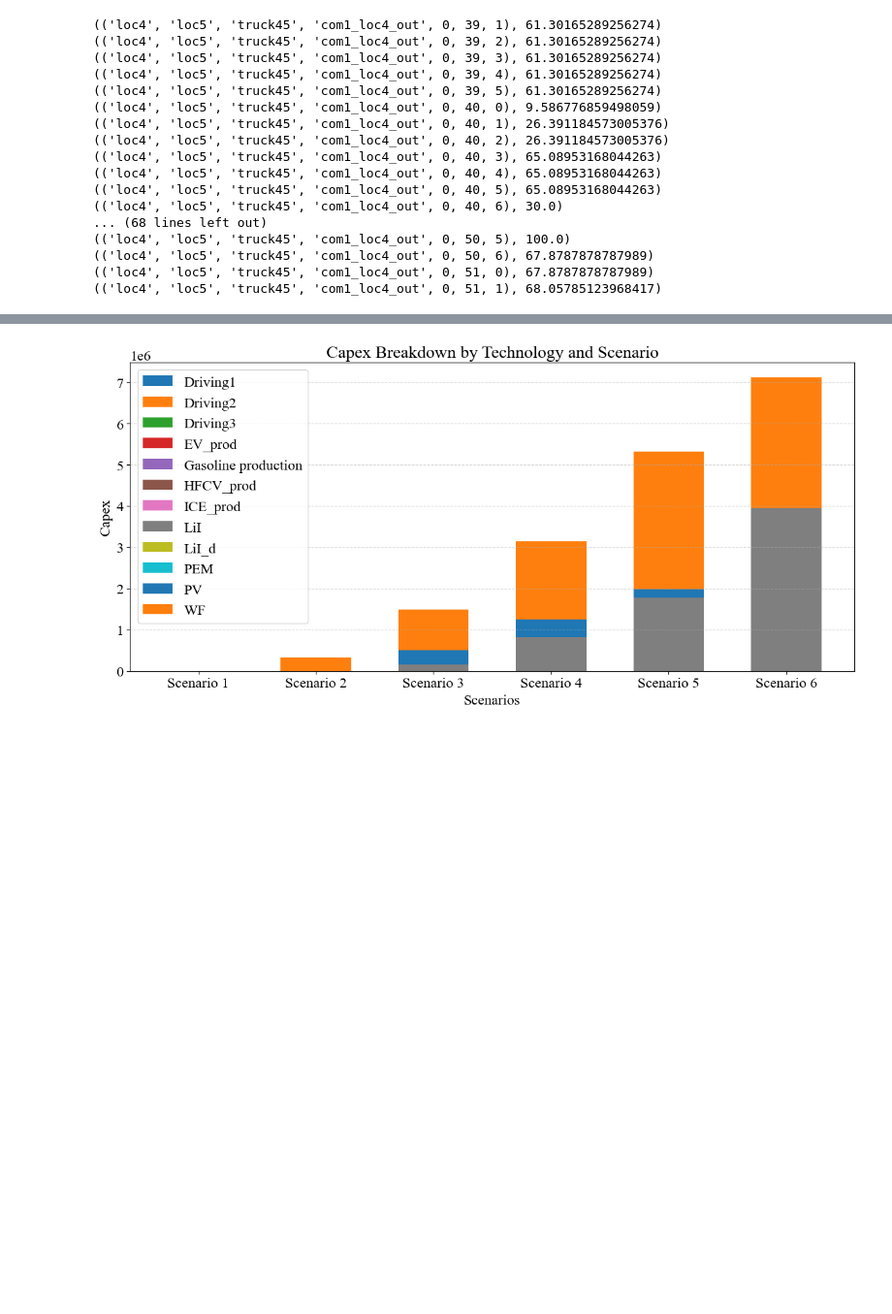
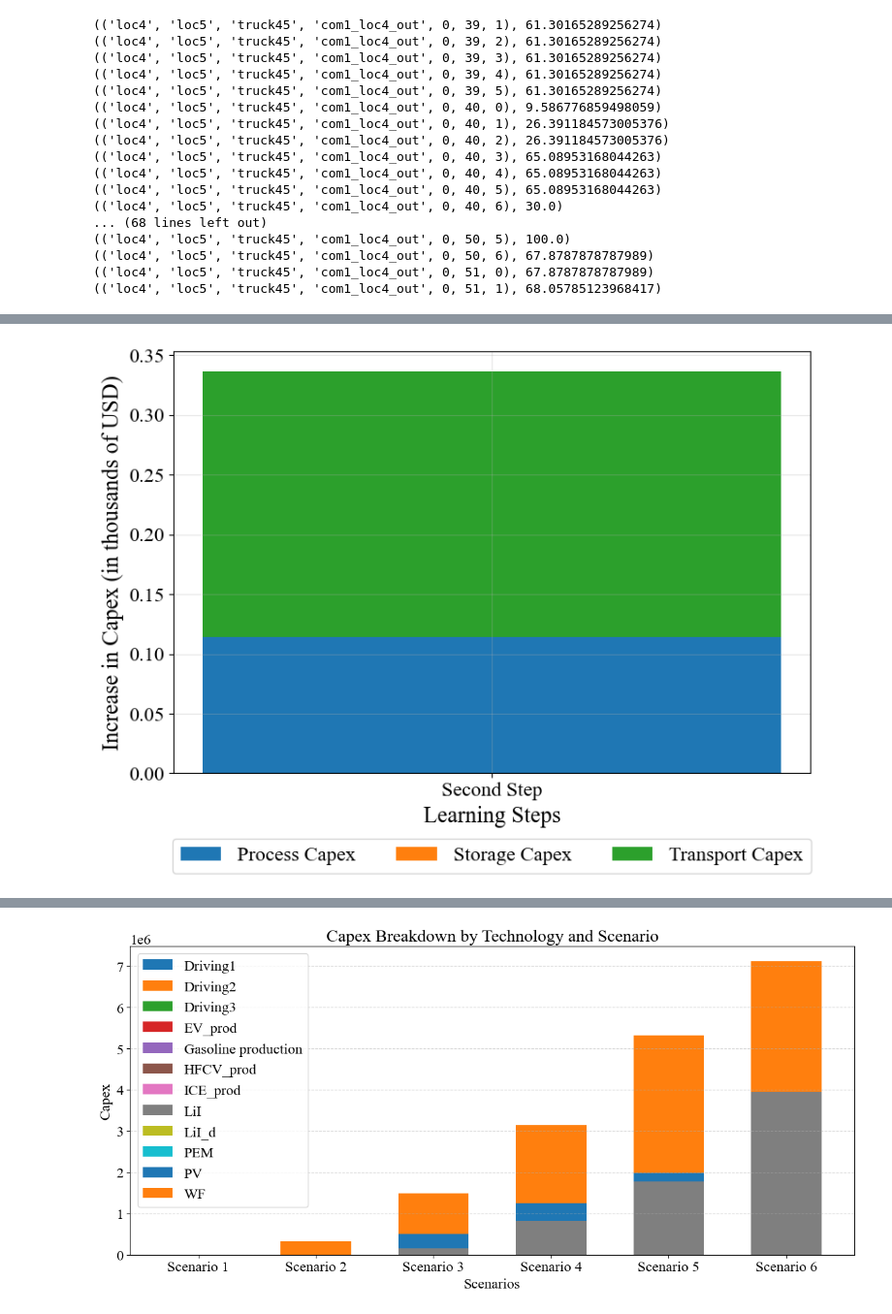
Before and after one commit to shivamvedant/energiapy, a Jupyter notebook: docs/notebooks/supply chain/IRF manuscript/readControl_HPRC.ipynb, the cells around one changed output, grey strips where cells are left out. Shown at 97% size. Drawn from its saved outputs; the diff is of its cells as text; code cells hidden in the pictures; blank space fills up the shorter version.

```diff
--- a/docs/notebooks/supply chain/IRF manuscript/readControl_HPRC.ipynb
+++ b/docs/notebooks/supply chain/IRF manuscript/readControl_HPRC.ipynb
@@ -1741,0 +1766,85 @@ plt.show()
+# %%
+# Your data
+ncl_capex_storage = sum(v for k,v in ncl_load_results.output['Capex_storage'].items())/1000
+cl_capex_storage = sum(v for k,v in cl_load_results.output['Capex_storage'].items())/1000
+# cl_step2_capex_storage = sum(v for k,v in cl_step2_res1_load_results.output['Capex_storage'].items())/1000
+cl_step2_capex_storage = 54500/1000
+# cl_step3_capex_storage = sum(v for k,v in cl_step3_load_results.output['Capex_storage'].items())/1000
+# cl_step4_capex_storage = sum(v for k,v in cl_step4_load_results.output['Capex_storage'].items())/1000
+
+ncl_capex_process = sum(v for k,v in ncl_load_results.output['Capex_network'].items())/1000 - ncl_capex_storage
+cl_capex_process = sum(v for k,v in cl_load_results.output['Capex_network'].items())/1000 - cl_capex_storage
+# cl_step2_capex_process = sum(v for k,v in cl_step2_res1_load_results.output['Capex_network'].items())/1000 - cl_step2_capex_storage
+cl_step2_capex_process = 23316.07/1000
+# cl_step3_capex_process = sum(v for k,v in cl_step3_load_results.output['Capex_network'].items())/1000 - cl_step3_capex_storage
+# cl_step4_capex_process = sum(v for k,v in cl_step4_load_results.output['Capex_network'].items())/1000 - cl_step4_capex_storage
+
+ncl_capex_transport = sum(v for k,v in ncl_load_results.output['Capex_transport_network'].items())/1000
+cl_capex_transport = sum(v for k,v in cl_load_results.output['Capex_transport_network'].items())/1000
+# cl_step2_capex_transport = sum(v for k,v in cl_step2_res1_load_results.output['Capex_transport_network'].items())/1000
+cl_step2_capex_transport = 67999.5/1000
+# cl_step3_capex_transport = sum(v for k,v in cl_step3_load_results.output['Capex_transport_network'].items())/1000
+# cl_step4_capex_transport = sum(v for k,v in cl_step4_load_results.output['Capex_transport_network'].items())/1000
+
+data = [
+    [ncl_capex_process, cl_capex_process, cl_step2_capex_process], # Process Capex
+    [ncl_capex_storage, cl_capex_storage, cl_step2_capex_storage], # Storage Capex
+    [ncl_capex_transport, cl_capex_transport, cl_step2_capex_transport]  # Transport Capex
+]
+
+# data_increment = [
+#     [ncl_capex_process, cl_step2_capex_process-ncl_capex_process, cl_step3_capex_process-cl_step2_capex_process, cl_step4_capex_process-cl_step3_capex_process],
+#     [ncl_capex_storage, cl_step2_capex_storage-ncl_capex_storage, cl_step3_capex_storage-cl_step2_capex_storage, cl_step4_capex_storage-cl_step3_capex_storage],
+#     [ncl_capex_transport, cl_step2_capex_transport-ncl_capex_transport, cl_step3_capex_transport-cl_step2_capex_transport, cl_step4_capex_transport-cl_step3_capex_transport]
+# ]
+
+data_increment = [
+    [cl_step2_capex_process-cl_capex_process],
+    [cl_step2_capex_storage-cl_capex_storage],
+    [cl_step2_capex_transport-cl_capex_transport]
+]
+# Create stacked bar plot
+# rc('font', size=16)   # simplified & no rcdefaults()
+
+fig, ax = plt.subplots(figsize=(9, 6))
+plt.rcdefaults()
+rc('font', **{'family': 'Times New Roman', 'size': 16})
+# rc('font', **{'size': 16})
+labels = ['Process Capex', 'Storage Capex', 'Transport Capex']
+
+data_arr = np.array(data_increment)
+
+for i in range(len(data_arr)):
+    ax.bar(
+        np.arange(data_arr.shape[1]),
+        data_arr[i],
+        bottom=np.sum(data_arr[:i], axis=0),
+        label=labels[i]
+    )
+
+ax.set_xlabel('Learning Steps', fontsize = 18, fontname = 'Times New Roman')
+ax.set_ylabel('Increase in Capex (in thousands of USD)', fontsize = 18, fontname = 'Times New Roman')
+# ax.set_title('Capital Expenditure Increment', fontsize = 22, fontname = 'Times New Roman')
+
+xtick_positions = np.arange(data_arr.shape[1])
+xtick_labels = ['Second Step']
+wrapped_labels = [textwrap.fill(label, width=20) for label in xtick_labels]
+ax.set_xticks(xtick_positions)
+ax.set_xticklabels(wrapped_labels)
+
+# IMPORTANT: capture legend handle
+leg = ax.legend(loc='upper center', bbox_to_anchor=(0.5, -0.13), ncol=3)
+
+plt.grid(zorder=0, alpha=0.3)
+plt.setp(ax.get_xticklabels(), fontname='Times New Roman')
+
+fig.savefig(
+    'Capex_Cost_Breakdown_two.png',
+    dpi=300,
+    bbox_inches='tight',
+    bbox_extra_artists=(leg,)
+)
+
+plt.show()
+# %% [output]
+[figure, added]
```
Also changed, not shown: parts of 37 cells of this notebook, 3 other files.
